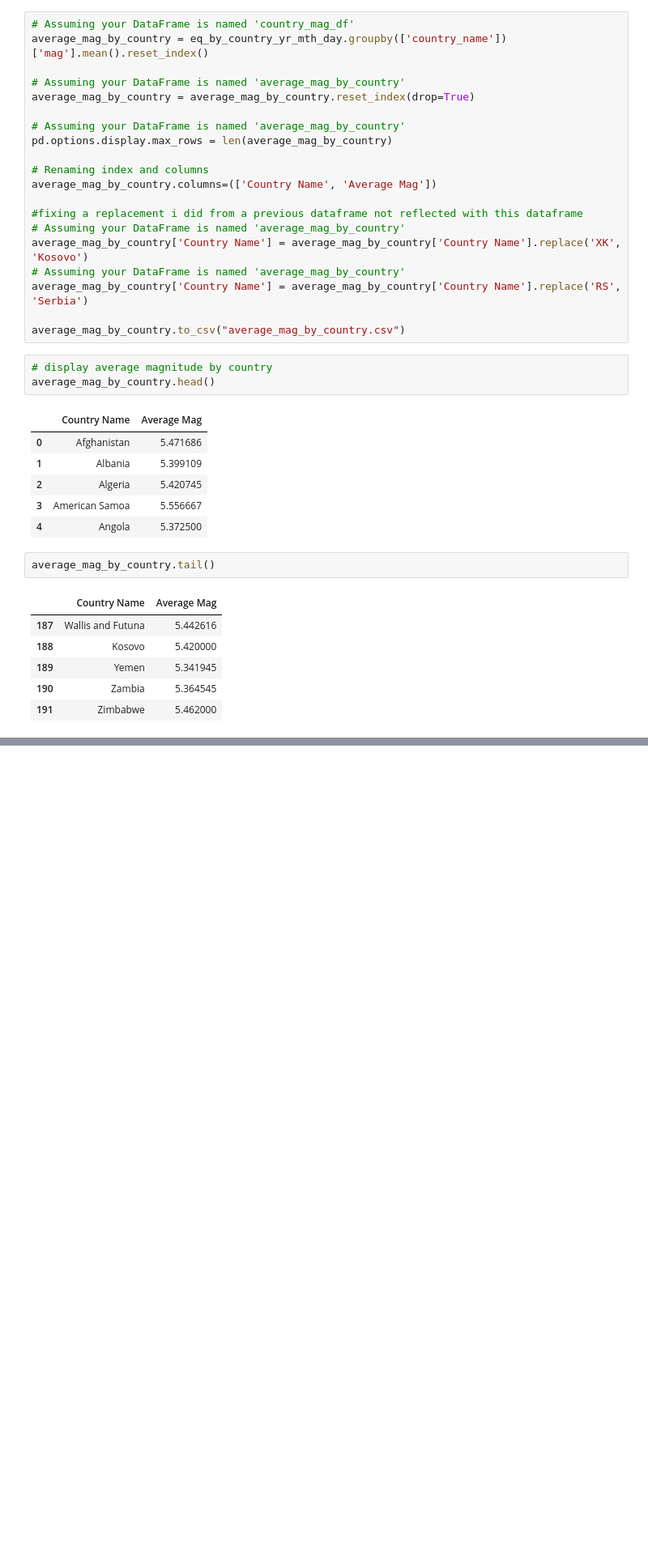
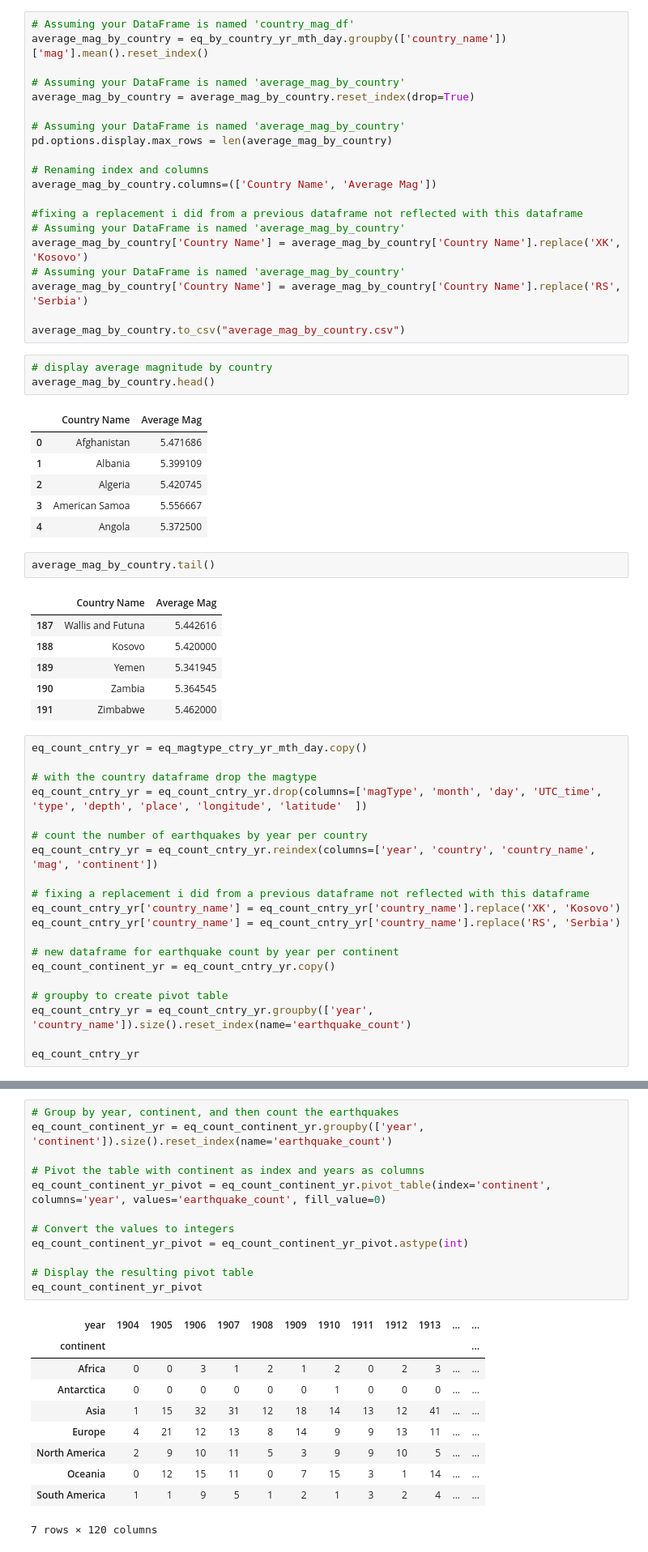
Before and after one commit to jameslaurence82/Project, a Jupyter notebook: earthquake.ipynb, the cells around one changed output, grey strips where cells are left out. Shown at 81% size. Cells and saved outputs as stored; diff of their text form; blank space fills up the shorter version.

```diff
--- a/earthquake.ipynb
+++ b/earthquake.ipynb
@@ -1473,3 +1461,23 @@ average_mag_by_country.tail()
 | 189 | Yemen | 5.341945 |
 | 190 | Zambia | 5.364545 |
 | 191 | Zimbabwe | 5.462000 |
+# %%
+eq_count_cntry_yr = eq_magtype_ctry_yr_mth_day.copy()
+
+# with the country dataframe drop the magtype
+eq_count_cntry_yr = eq_count_cntry_yr.drop(columns=['magType', 'month', 'day', 'UTC_time', 'type', 'depth', 'place', 'longitude', 'latitude'  ])
+
+# count the number of earthquakes by year per country
+eq_count_cntry_yr = eq_count_cntry_yr.reindex(columns=['year', 'country', 'country_name', 'mag', 'continent'])
+
+# fixing a replacement i did from a previous dataframe not reflected with this dataframe
+eq_count_cntry_yr['country_name'] = eq_count_cntry_yr['country_name'].replace('XK', 'Kosovo')
+eq_count_cntry_yr['country_name'] = eq_count_cntry_yr['country_name'].replace('RS', 'Serbia')
+
+# new dataframe for earthquake count by year per continent
+eq_count_continent_yr = eq_count_cntry_yr.copy()
+
+# groupby to create pivot table
+eq_count_cntry_yr = eq_count_cntry_yr.groupby(['year', 'country_name']).size().reset_index(name='earthquake_count')
+
+eq_count_cntry_yr
@@ -1475,0 +1547,23 @@ average_mag_by_country.tail()
+# %%
+# Group by year, continent, and then count the earthquakes
+eq_count_continent_yr = eq_count_continent_yr.groupby(['year', 'continent']).size().reset_index(name='earthquake_count')
+
+# Pivot the table with continent as index and years as columns
+eq_count_continent_yr_pivot = eq_count_continent_yr.pivot_table(index='continent', columns='year', values='earthquake_count', fill_value=0)
+
+# Convert the values to integers
+eq_count_continent_yr_pivot = eq_count_continent_yr_pivot.astype(int)
+
+# Display the resulting pivot table
+eq_count_continent_yr_pivot
+# %% [output]
+| year | 1904 | 1905 | 1906 | 1907 | 1908 | 1909 | 1910 | 1911 | 1912 | 1913 | ... | ... |
+| continent |  |  |  |  |  |  |  |  |  |  |  | ... |
+| Africa | 0 | 0 | 3 | 1 | 2 | 1 | 2 | 0 | 2 | 3 | ... | ... |
+| Antarctica | 0 | 0 | 0 | 0 | 0 | 0 | 1 | 0 | 0 | 0 | ... | ... |
+| Asia | 1 | 15 | 32 | 31 | 12 | 18 | 14 | 13 | 12 | 41 | ... | ... |
+| Europe | 4 | 21 | 12 | 13 | 8 | 14 | 9 | 9 | 13 | 11 | ... | ... |
+| North America | 2 | 9 | 10 | 11 | 5 | 3 | 9 | 9 | 10 | 5 | ... | ... |
+| Oceania | 0 | 12 | 15 | 11 | 0 | 7 | 15 | 3 | 1 | 14 | ... | ... |
+| South America | 1 | 1 | 9 | 5 | 1 | 2 | 1 | 3 | 2 | 4 | ... | ... |
+7 rows × 120 columns
```
Also changed, not shown: parts of 7 cells of this notebook, 2 other files.
